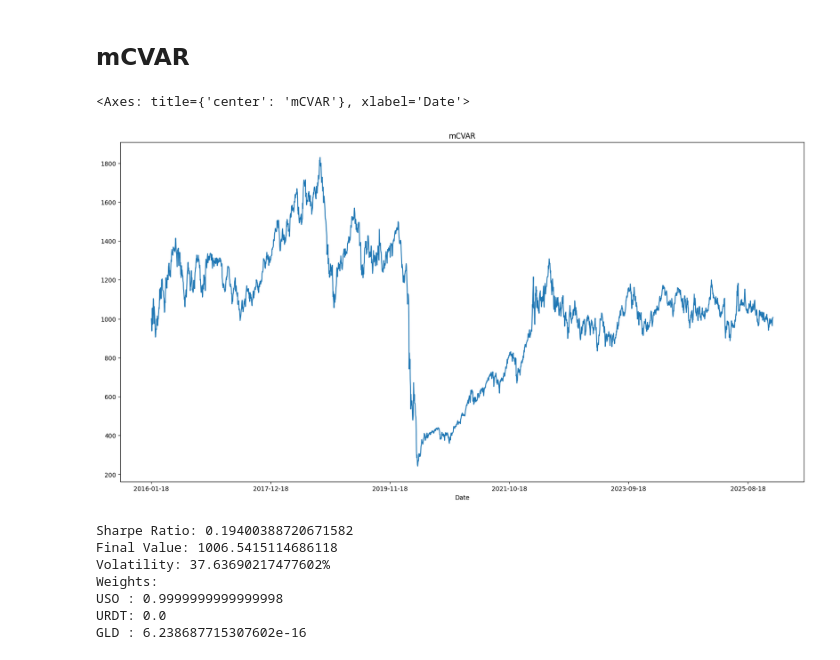
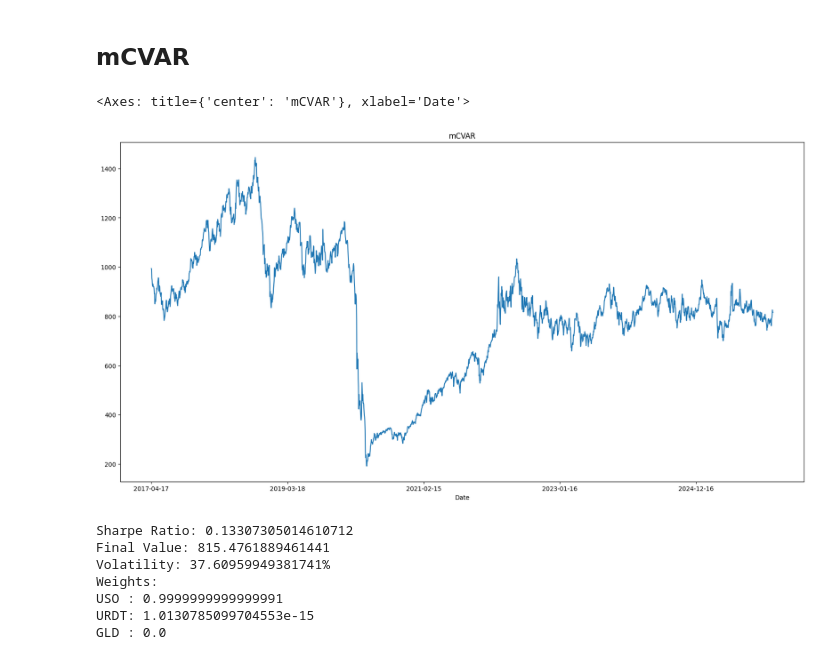
Before and after one commit to Henix212/OptiFolio, a Jupyter notebook: notebook/statModels.ipynb, the cells around one changed output. Saved outputs shown, nothing was run; the diff lists cells and outputs as text; code cells hidden in the pictures.

```diff
--- a/notebook/statModels.ipynb
+++ b/notebook/statModels.ipynb
@@ -204,34 +205,34 @@ GLD : 0.5971241843340315
 # %% [markdown]
 ## mCVAR
 # %%
-mcvar_for_returns = pd.read_csv("../data/returns/data_returns.csv", index_col="Date")
+mcvar_for_returns = pd.read_csv("../data/returns/data_returns.csv", index_col="Date").loc["2017-04-17":]
 
 hrp_corr = mcvar_for_returns.corr()
 hrp_cov = mcvar_for_returns.cov()
 
 portfolio_value = initial_amout
 
 mcvar_weights = optimize_mcvar(mcvar_for_returns)
 
 mcvar_returns = (mcvar_for_returns * mcvar_weights).sum(axis=1)
 
 mcvar_evolution = portfolio_value * (1 + mcvar_returns).cumprod()
 mcvar_final_value = portfolio_value * (1 + mcvar_returns).prod()
 
 mcvar_evolution.plot(title="mCVAR", figsize=(20,10))
 # %% [output]
 <Axes: title={'center': 'mCVAR'}, xlabel='Date'>
-[figure, old version]
+[figure, new version]
 # %%
 mcvar_vol_annual = annual_volatility(mcvar_returns)
 mcvar_sharpe_ratio = sharpe_ratio(mcvar_returns)
 
 print(f"Sharpe Ratio: {mcvar_sharpe_ratio}\nFinal Value: {mcvar_final_value}\nVolatility: {mcvar_vol_annual*100}%\nWeights:\nUSO : {mcvar_weights[0]}\nURDT: {mcvar_weights[1]}\nGLD : {mcvar_weights[2]}")
 # %% [output]
-Sharpe Ratio: 0.19400388720671582
-Final Value: 1006.5415114686118
-Volatility: 37.63690217477602%
+Sharpe Ratio: 0.13307305014610712
+Final Value: 815.4761889461441
+Volatility: 37.60959949381741%
 Weights:
-USO : 0.9999999999999998
-URDT: 0.0
-GLD : 6.238687715307602e-16
+USO : 0.9999999999999991
+URDT: 1.0130785099704553e-15
+GLD : 0.0
```
Also changed, not shown: parts of 7 cells of this notebook, 7 other files.
